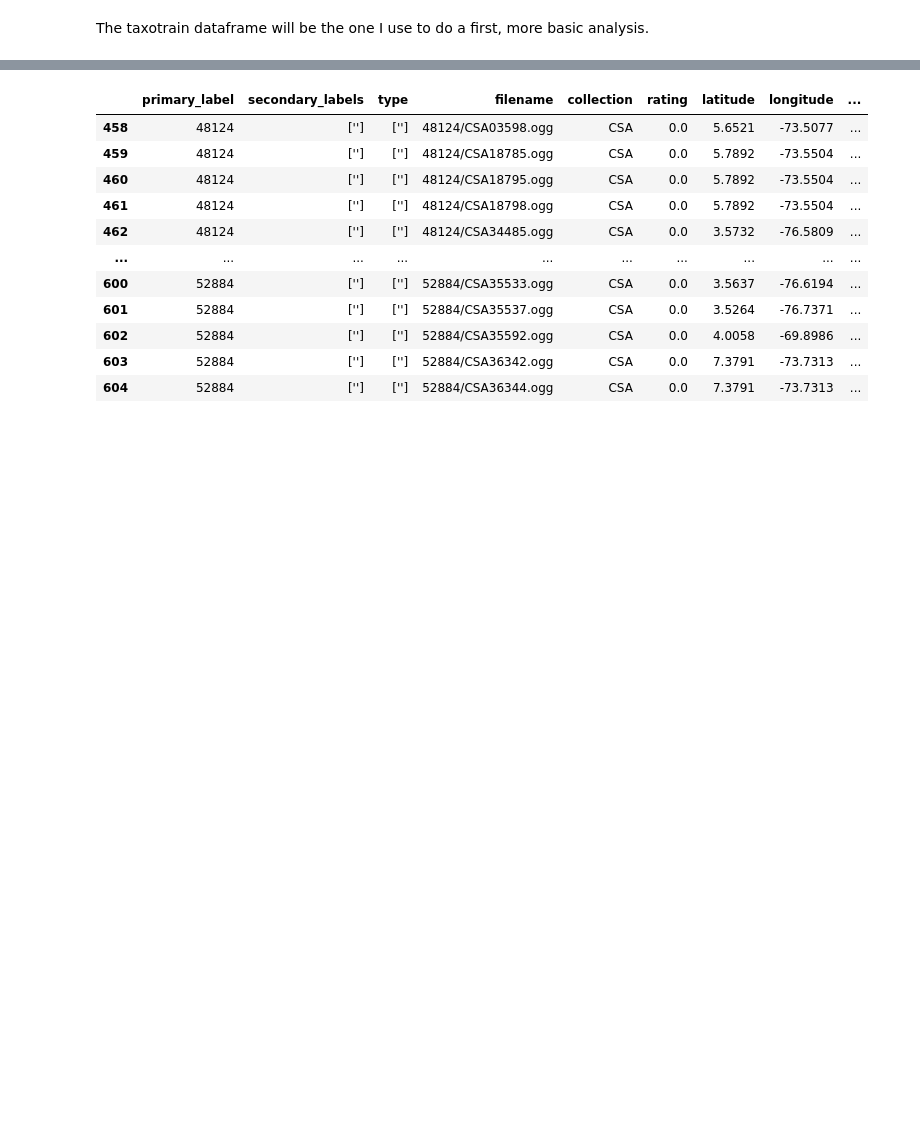
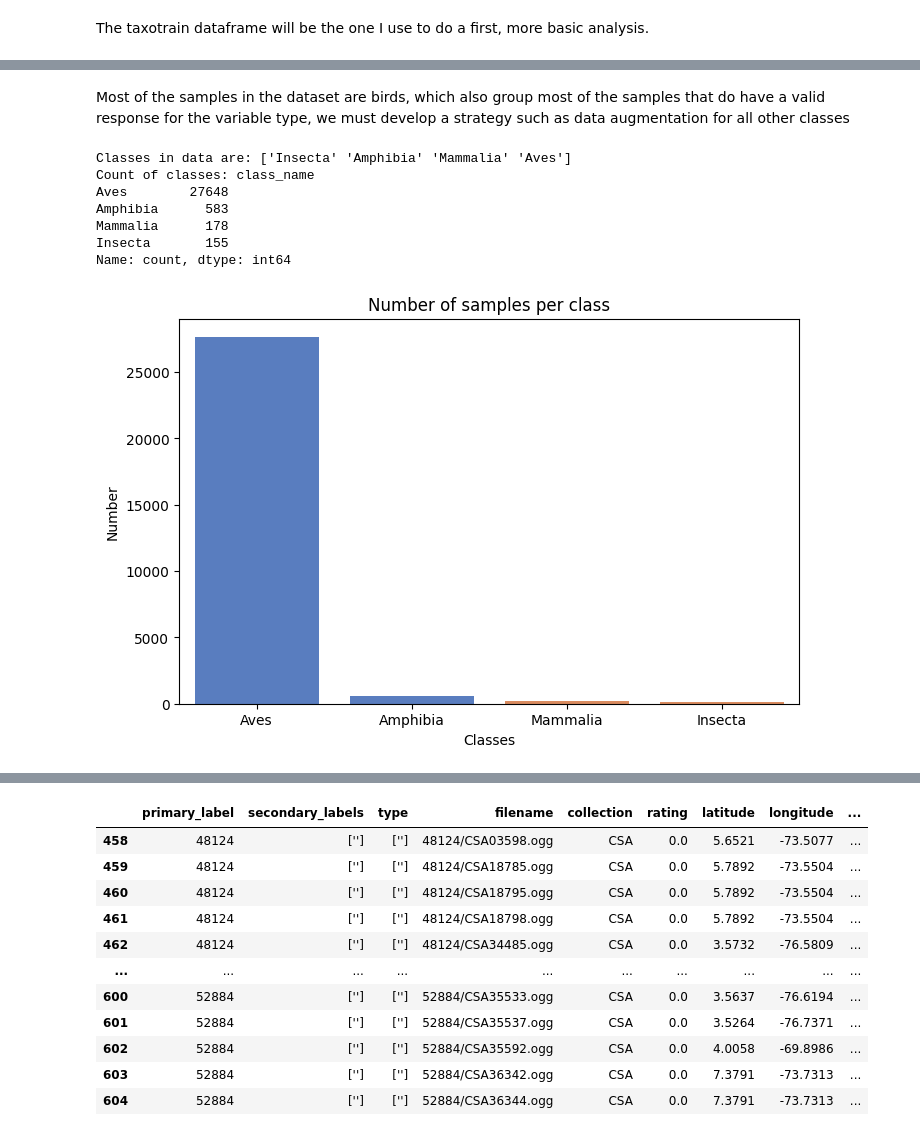
Before and after one commit to siouxi/EDA_BirdCLEF25, a Jupyter notebook: EDA&Profiling.ipynb, the cells around one changed output, grey strips where cells are left out. Drawn from its saved outputs; the diff is of its cells as text; code cells hidden in the pictures; blank space fills up the shorter version.

Commit message:
Basic Plots

```diff
--- a/EDA&Profiling.ipynb
+++ b/EDA&Profiling.ipynb
@@ -103,0 +106,23 @@ taxotrain
+# %% [markdown]
+Most of the samples in the dataset are birds, which also group most of the samples that do have a valid response for the variable type, we must develop a strategy such as data augmentation for all other classes
+# %%
+print(f"Classes in data are: {taxotrain["class_name"].unique()}")
+print(f"Count of classes: {taxotrain["class_name"].value_counts()}")
+
+plt.figure(figsize=(8, 5))
+sns.barplot(x='class_name', y='count', data=pd.DataFrame(taxotrain["class_name"].value_counts()).reset_index(), palette='muted',hue=taxotrain["genus"],legend=False)
+
+plt.xlabel("Classes")
+plt.ylabel("Number")
+plt.title("Number of samples per class")
+plt.savefig("plots/NumberSamplesPerClasses.png", dpi=300, bbox_inches="tight")
+plt.show()
+# %% [output]
+Classes in data are: ['Insecta' 'Amphibia' 'Mammalia' 'Aves']
+Count of classes: class_name
+Aves        27648
+Amphibia      583
+Mammalia      178
+Insecta       155
+Name: count, dtype: int64
+[figure, added]
```
Also changed, not shown: parts of 11 cells of this notebook, 2 other files.
